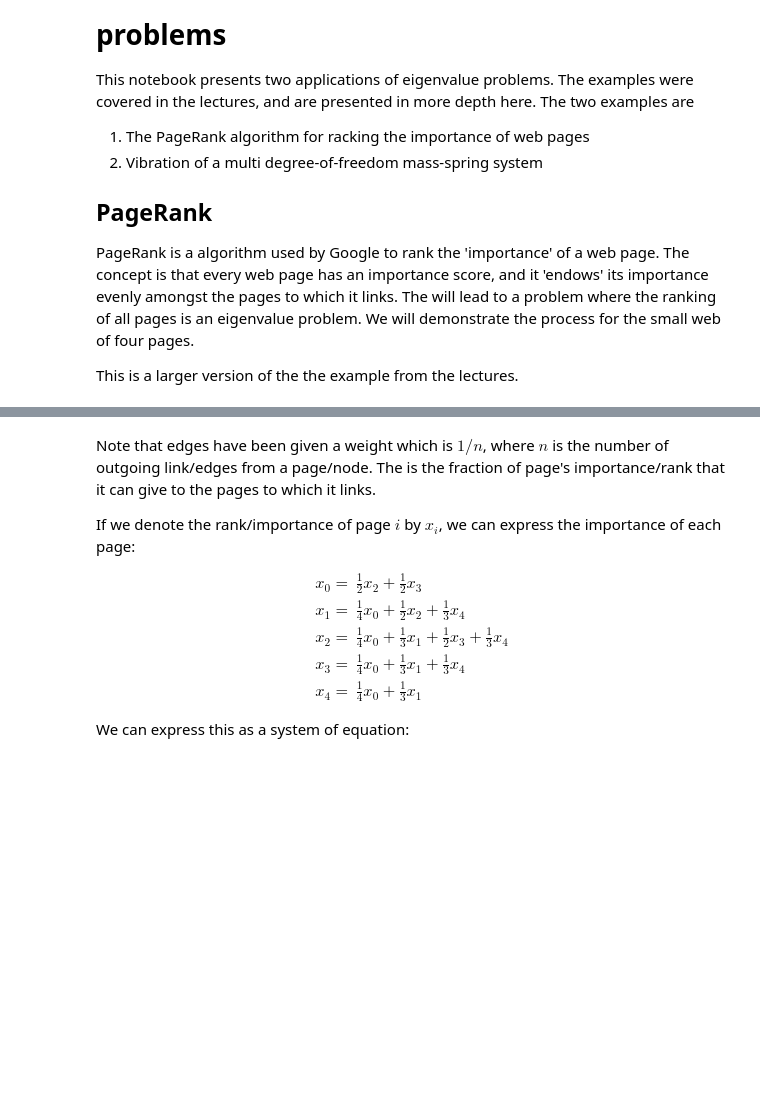
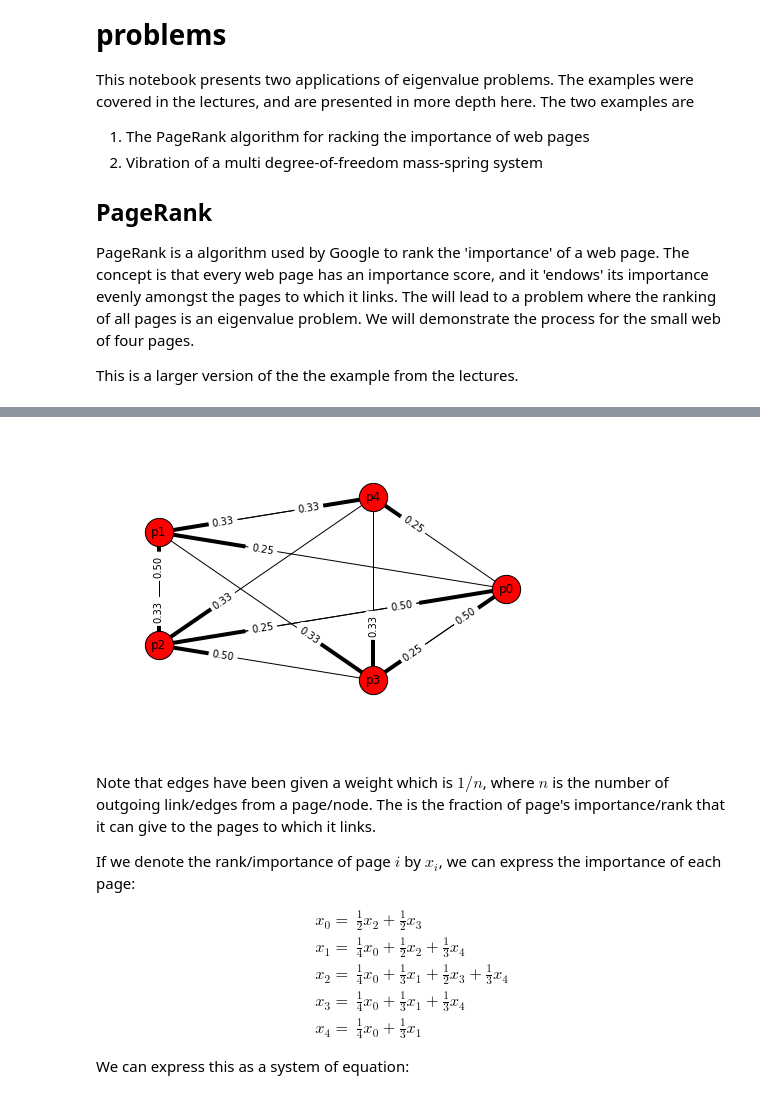
Before and after one commit to garth-wells/IA-maths-Jupyter, a Jupyter notebook: notebooks/Lecture12.ipynb, the cells around one changed output, grey strips where cells are left out. Cells and saved outputs as stored; diff of their text form; code cells hidden in the pictures; blank space fills up the shorter version.

Commit message:
Update notebook 12 for Matplotlib graphs and animations.

```diff
--- a/notebooks/Lecture12.ipynb
+++ b/notebooks/Lecture12.ipynb
@@ -79,3 +27,57 @@ SyntaxError: invalid syntax (<ipython-input-68-59993d53143a>, line 38)
+# %%
+import networkx as nx
+
+# Create a directed networkx graph
+G = nx.DiGraph()
+
+# Add web pages (graph nodes)
+#for i in range(5):
+#   G.add_node(i, labelss="p" + str(i))
+
+# Add outgoing web links (directed graph edges)
+G.add_edge("p0", "p1")
+G.add_edge("p0", "p2")
+G.add_edge("p0", "p3")
+G.add_edge("p0", "p4")
+
+G.add_edge("p1", "p2")
+G.add_edge("p1", "p3")
+G.add_edge("p1", "p4")
+
+G.add_edge("p2", "p0")
+G.add_edge("p2", "p1")
+
+G.add_edge("p3", "p0")
+G.add_edge("p3", "p2")
+
+G.add_edge("p4", "p1")
+G.add_edge("p4", "p2")
+G.add_edge("p4", "p3")
+
+# Add weights to graph edges
+for node in G.nodes_iter():
+    # Get number of outgoing edges
+    num_edges = len(G.edges(node))
+
+    # For each outgoing edge, weight = 1/num_edges
+    for edge in G.edges(node):
+        G[edge[0]][edge[1]]['weight'] = 1/num_edges
+
+
+# Get edge weights to use as labels
+edge_labels = nx.get_edge_attributes(G, 'weight')
+
+# Round edge weight labels for prettier printing
+edge_labels = dict((u, "{:.2f}".format(v)) for u, v in edge_labels.items())
+
+# Display graph using Matplotlib
+import matplotlib
+%matplotlib inline
+pos = nx.shell_layout(G, scale=2)
+nx.draw(G, pos=pos, with_labels=True, node_size=800)
+nx.draw_networkx_edge_labels(G, pos, label_pos=0.3, edge_labels=edge_labels);
+# %% [output]
+[figure, added]
 # %% [markdown]
 Note that edges have been given a weight which is $1/n$, where $n$ is the number of outgoing link/edges from a page/node. The is the fraction of page's importance/rank that it can give to the pages to which it links.
 
```
Also changed, not shown: parts of 9 cells of this notebook.
